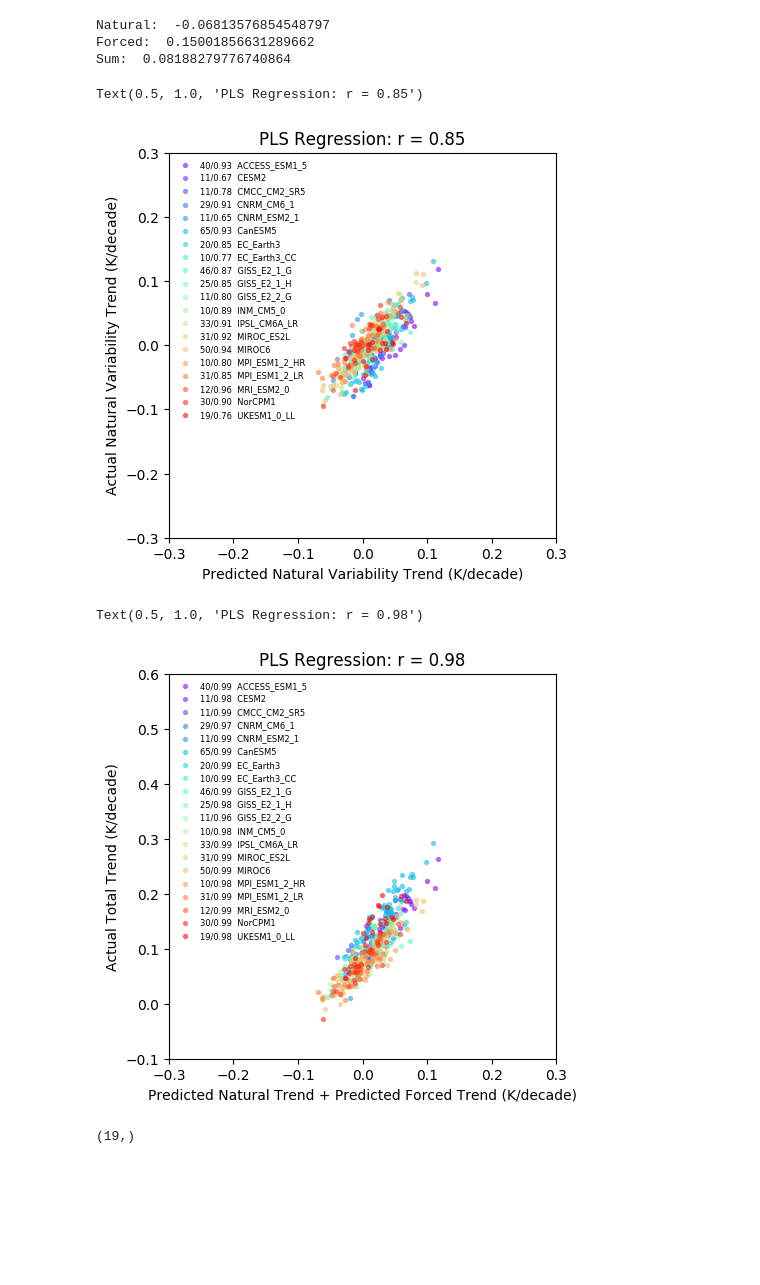
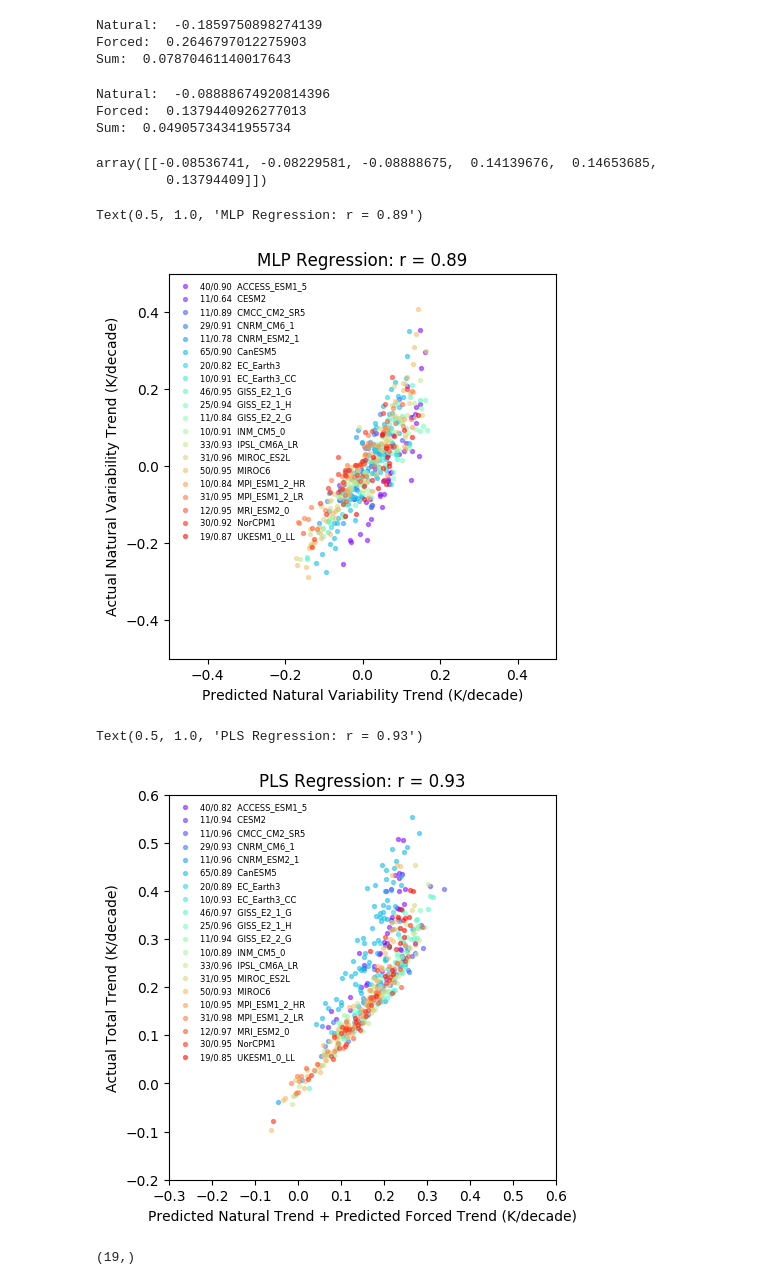
Before and after one commit to AodhanSweeney/SurfaceTrendLearing, a Jupyter notebook: MLExperiments/PLSRegression.ipynb, the cells around one changed output. Drawn from its saved outputs; the diff is of its cells as text; code cells hidden in the pictures; blank space fills up the shorter version.

```diff
--- a/MLExperiments/PLSRegression.ipynb
+++ b/MLExperiments/PLSRegression.ipynb
@@ -21,6 +21,8 @@ custom_cmap = LinearSegmentedColormap.from_list('cmap', colors)
 TrainingPredictorData, TrainingTargetData, TestingPredictorData, TestingTargetData, TestingTotalTrend = TestingTrainingSplit_CV.training_testing_split()
 # %%
 from sklearn.cross_decomposition import PLSRegression
+from sklearn.neural_network import MLPRegressor
+
 from scipy import stats
 
 ERA5Trend1996_2014 = np.load('/home/disk/p/aodhan/SurfaceTrendLearing/FileCreators/ERA5Trend1996_2014.npy')
@@ -37,28 +39,42 @@ for model_idx in range(len(ModelNames)):
     TestingTargetDataReshaped = np.reshape(TestingTargetData[model_idx], (TestinTargetDataShape[0], TestinTargetDataShape[1]*TestinTargetDataShape[2]))
 
     # Model Design
-    pls = PLSRegression(n_components=6)
+    #MLmodel = MLPRegressor(hidden_layer_sizes=(20,20), activation='logistic', solver='adam', alpha=0.0001, learning_rate_init=0.001)
+    MLmodel = PLSRegression(n_components=6)
 
     # Train model
-    pls_model = pls.fit(TrainingPredictorData[model_idx], TrainingTargetDataReshaped)
+    pls_model = MLmodel.fit(TrainingPredictorData[model_idx], TrainingTargetDataReshaped)
 
     # Predict using trained model
-    Y_pred = pls.predict(TestingPredictorData[model_idx])
+    Y_pred = MLmodel.predict(TestingPredictorData[model_idx])
 
     # Apply trained model to observations
-    Y_pred_obs = pls.predict(ERA5Trend1996_2014_reshaped.reshape(1, -1))
+    Y_pred_obs = MLmodel.predict(ERA5Trend1996_2014_reshaped.reshape(1, -1))
 
     # Save output for plotting
     NameValidatationPredictions.append([ModelNames[model_idx], TestingTargetDataReshaped, Y_pred])
     ERA5_predictions.append(Y_pred_obs)
 # %%
-print('Natural: ', np.nanmean(ERA5_predictions, axis=0)[0,0])
-print('Forced: ', np.nanmean(ERA5_predictions, axis=0)[0,3])
-print('Sum: ', np.nanmean(ERA5_predictions, axis=0)[0,0] + np.nanmean(ERA5_predictions, axis=0)[0,3])
+print('Natural: ', np.nanmean(ERA5_predictions, axis=0)[0,2])
+print('Forced: ', np.nanmean(ERA5_predictions, axis=0)[0,5])
+print('Sum: ', np.nanmean(ERA5_predictions, axis=0)[0,2] + np.nanmean(ERA5_predictions, axis=0)[0,5])
 # %% [output]
-Natural:  -0.06813576854548797
-Forced:  0.15001856631289662
-Sum:  0.08188279776740864
+Natural:  -0.1859750898274139
+Forced:  0.2646797012275903
+Sum:  0.07870461140017643
+# %%
+print('Natural: ', np.nanmean(ERA5_predictions, axis=0)[0,2])
+print('Forced: ', np.nanmean(ERA5_predictions, axis=0)[0,5])
+print('Sum: ', np.nanmean(ERA5_predictions, axis=0)[0,2] + np.nanmean(ERA5_predictions, axis=0)[0,5])
+# %% [output]
+Natural:  -0.08888674920814396
+Forced:  0.1379440926277013
+Sum:  0.04905734341955734
+# %%
+np.nanmean(ERA5_predictions, axis=0)
+# %% [output]
+array([[-0.08536741, -0.08229581, -0.08888675,  0.14139676,  0.14653685,
+         0.13794409]])
 # %%
 fig, axs_obj = plt.subplots(1, 1, figsize=(5, 5))
 import matplotlib.cm as cm
@@ -73,7 +89,7 @@ for model_idx in range(len(NameValidatationPredictions)):
     N_ensembles = len(PredictedData)
 
     r_values = []
-    for predictant_idx in range(1):
+    for predictant_idx in range(2,3):
         val = ValidationData[:,predictant_idx]
         pred = PredictedData[:,predictant_idx]
         r = stats.pearsonr(val, pred)[0]
@@ -83,49 +99,49 @@ for model_idx in range(len(NameValidatationPredictions)):
         axs_obj.scatter(PredictedData[:,predictant_idx], ValidationData[:,predictant_idx], label=label_id, color=colors[model_idx], s=8, alpha=0.5)
         axs_obj.legend(loc=0, prop={'size': 6}, frameon=False)
 
-        axs_obj.set_ylim(-.3,.3)
-        axs_obj.set_xlim(-.3,.3)
+        axs_obj.set_ylim(-.5,.5)
+        axs_obj.set_xlim(-.5,.5)
         axs_obj.set_ylabel('Actual Natural Variability Trend (K/decade)')
         axs_obj.set_xlabel('Predicted Natural Variability Trend (K/decade)')
     all_r_values.append(r_values)
-axs_obj.set_title('PLS Regression: r = ' + str(np.nanmean(all_r_values))[:4])
+axs_obj.set_title('MLP Regression: r = ' + str(np.nanmean(all_r_values))[:4])
 # %% [output]
-Text(0.5, 1.0, 'PLS Regression: r = 0.85')
+Text(0.5, 1.0, 'MLP Regression: r = 0.89')
-[figure, old version]
+[figure, new version]
 # %%
 fig, axs_obj = plt.subplots(1, 1, figsize=(5, 5))
 import matplotlib.cm as cm
 
 ####################################################################################
 colors = cm.rainbow(np.linspace(0, 1, 20))
 all_r_values = []
 for model_idx in range(len(NameValidatationPredictions)):
     modelName = NameValidatationPredictions[model_idx][0]
     ValidationData = TestingTotalTrend[model_idx]
     PredictedData = NameValidatationPredictions[model_idx][2]
     N_ensembles = len(PredictedData)
 
     r_values = []
     for predictant_idx in range(1):
         #val = ValidationData[:,predictant_idx]
         val = ValidationData
         pred = PredictedData[:,0] + PredictedData[:,3]
         r = stats.pearsonr(val, pred)[0]
         r_values.append(r)
 
         label_id = str(N_ensembles) + '/' + str(r)[:4] + ' ' + ' ' + modelName
-        axs_obj.scatter(PredictedData[:,predictant_idx], ValidationData, label=label_id, color=colors[model_idx], s=8, alpha=0.5)
+        axs_obj.scatter(pred, ValidationData, label=label_id, color=colors[model_idx], s=8, alpha=0.5)
         axs_obj.legend(loc=0, prop={'size': 6}, frameon=False)
 
-        axs_obj.set_ylim(-.1,.6)
-        axs_obj.set_xlim(-.3,.3)
+        axs_obj.set_ylim(-.2,.6)
+        axs_obj.set_xlim(-.3,.6)
         axs_obj.set_ylabel('Actual Total Trend (K/decade)')
         axs_obj.set_xlabel('Predicted Natural Trend + Predicted Forced Trend (K/decade)')
     all_r_values.append(r_values)
 axs_obj.set_title('PLS Regression: r = ' + str(np.nanmean(all_r_values))[:4])
 # %% [output]
-Text(0.5, 1.0, 'PLS Regression: r = 0.98')
+Text(0.5, 1.0, 'PLS Regression: r = 0.93')
-[figure, old version]
+[figure, new version]
 # %%
 np.shape(TestingTotalTrend)
 np.shape(TestingTotalTrend[model_idx])
```
Also changed, not shown: 3 other files.
